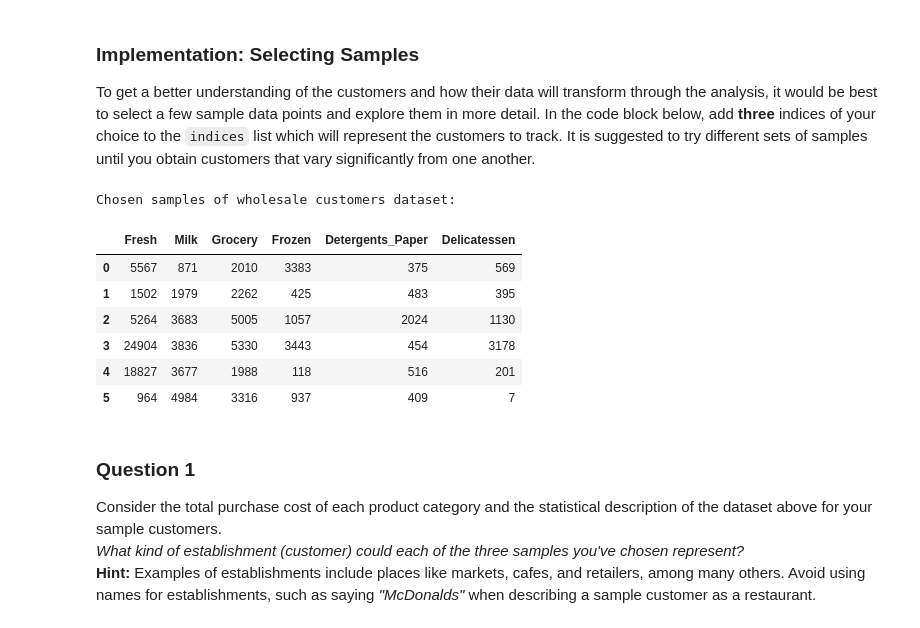
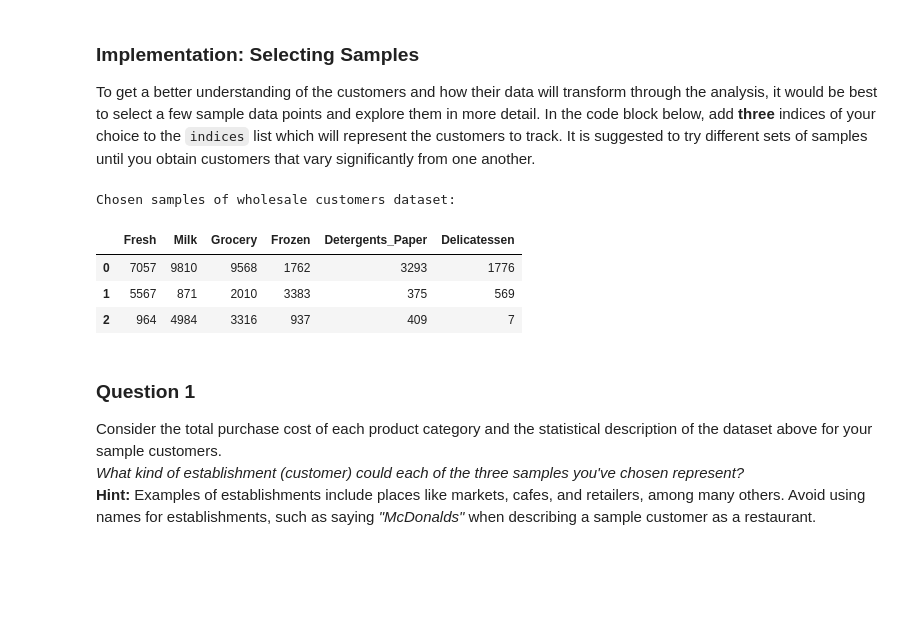
Before and after one commit to luisecastro/customer_segments_unsupervised_learning, a Jupyter notebook: customer_segments.ipynb, the cells around one changed output. Cells and saved outputs as stored; diff of their text form; code cells hidden in the pictures; blank space fills up the shorter version.

```diff
--- a/customer_segments.ipynb
+++ b/customer_segments.ipynb
@@ -58,21 +58,18 @@ display(data.describe())
 To get a better understanding of the customers and how their data will transform through the analysis, it would be best to select a few sample data points and explore them in more detail. In the code block below, add **three** indices of your choice to the `indices` list which will represent the customers to track. It is suggested to try different sets of samples until you obtain customers that vary significantly from one another.
 # %%
 # TODO: Select three indices of your choice you wish to sample from the dataset
-indices = [21,34,55,89,144,233]
+indices = [1,21,233]
 
 # Create a DataFrame of the chosen samples
 samples = pd.DataFrame(data.loc[indices], columns = data.keys()).reset_index(drop = True)
 print "Chosen samples of wholesale customers dataset:"
 display(samples)
 # %% [output]
 Chosen samples of wholesale customers dataset:
 |  | Fresh | Milk | Grocery | Frozen | Detergents_Paper | Delicatessen |
-| 0 | 5567 | 871 | 2010 | 3383 | 375 | 569 |
-| 1 | 1502 | 1979 | 2262 | 425 | 483 | 395 |
-| 2 | 5264 | 3683 | 5005 | 1057 | 2024 | 1130 |
-| 3 | 24904 | 3836 | 5330 | 3443 | 454 | 3178 |
-| 4 | 18827 | 3677 | 1988 | 118 | 516 | 201 |
-| 5 | 964 | 4984 | 3316 | 937 | 409 | 7 |
+| 0 | 7057 | 9810 | 9568 | 1762 | 3293 | 1776 |
+| 1 | 5567 | 871 | 2010 | 3383 | 375 | 569 |
+| 2 | 964 | 4984 | 3316 | 937 | 409 | 7 |
 # %% [markdown]
 ### Question 1
 Consider the total purchase cost of each product category and the statistical description of the dataset above for your sample customers.
```
Also changed, not shown: parts of 25 cells of this notebook, 2 other files.
